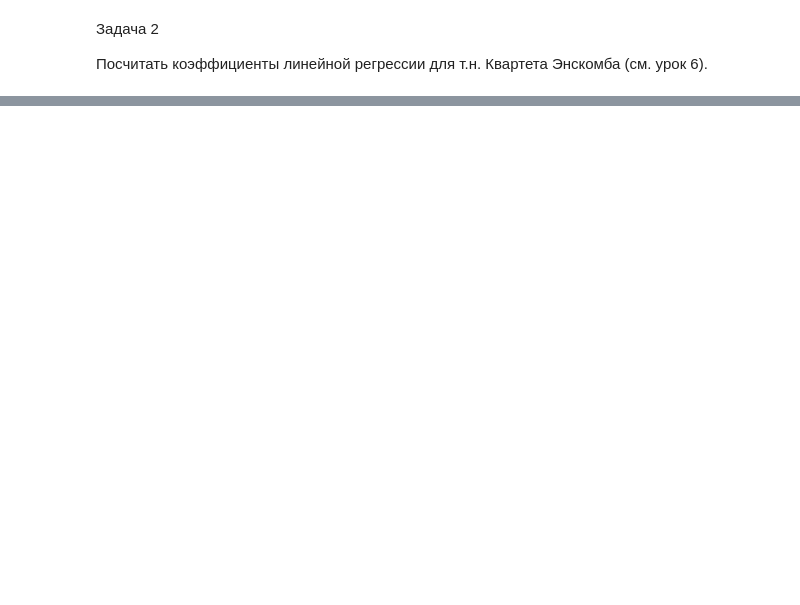
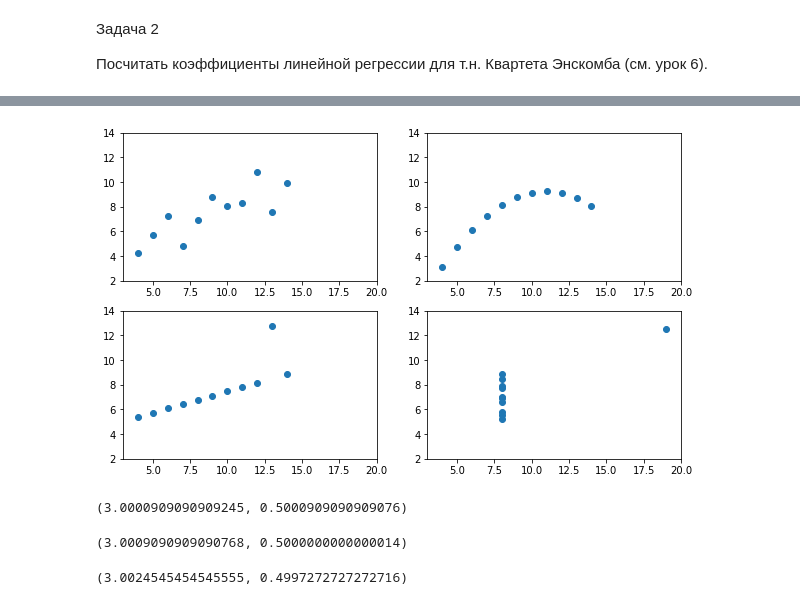
Before and after one commit to daniilstv/math, a Jupyter notebook: mathstat_7.ipynb, the cells around one changed output, grey strips where cells are left out. Saved outputs shown, nothing was run; the diff lists cells and outputs as text; code cells hidden in the pictures; blank space fills up the shorter version.

```diff
--- a/mathstat_7.ipynb
+++ b/mathstat_7.ipynb
@@ -47,3 +239,7 @@ Text(0, 0.5, 'Скоринг')
 Задача 2
 
 Посчитать коэффициенты линейной регрессии для т.н. Квартета Энскомба (см. урок 6).
+# %%
+anscombe_dataset = pd.read_csv('anscombe_dataset.csv', index_col='id')
+
+anscombe_dataset
@@ -49,0 +260,16 @@ Text(0, 0.5, 'Скоринг')
+# %%
+fig, axes = plt.subplots(nrows=2, ncols=2)
+fig.set_size_inches(10, 6)
+
+ax1, ax2, ax3, ax4 = axes.flatten()
+
+for i, ax in enumerate(axes.flatten()):
+    x_key = f'x{i + 1}'
+    y_key = f'y{i + 1}'
+
+    ax.scatter(anscombe_dataset[x_key], anscombe_dataset[y_key])
+
+    ax.set_xlim(3, 20)
+    ax.set_ylim(2, 14)
+# %% [output]
+[figure, added]
@@ -49,0 +288,16 @@ Text(0, 0.5, 'Скоринг')
+# %%
+linear_rerg(x1,y1)
+# %% [output]
+(3.0000909090909245, 0.5000909090909076)
+# %%
+x1 = anscombe_dataset[['x2']].values
+y1 = anscombe_dataset[['y2']].values
+linear_rerg(x1,y1)
+# %% [output]
+(3.0009090909090768, 0.5000000000000014)
+# %%
+x1 = anscombe_dataset[['x3']].values
+y1 = anscombe_dataset[['y3']].values
+linear_rerg(x1,y1)
+# %% [output]
+(3.0024545454545555, 0.4997272727272716)
```
Also changed, not shown: parts of 25 cells of this notebook.
